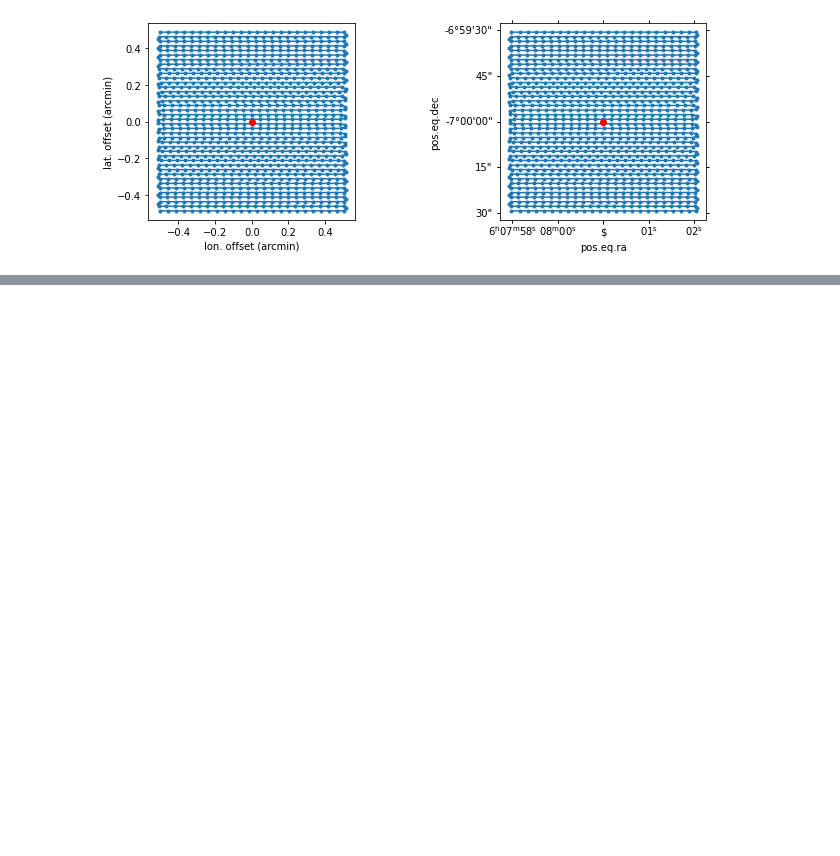
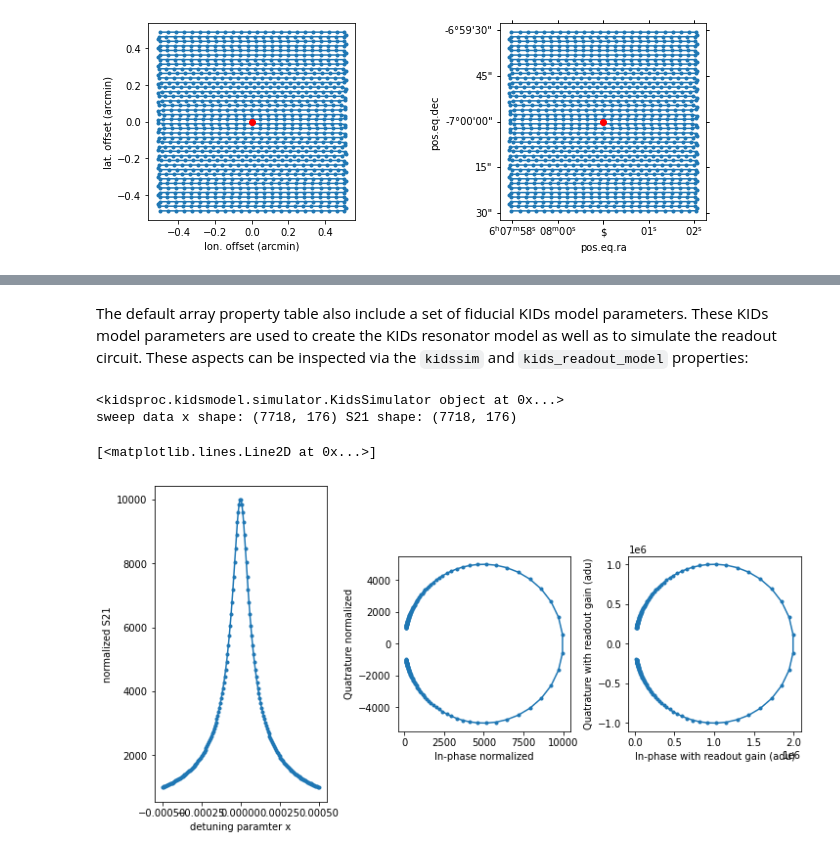
Before and after one commit to toltec-astro/tolteca_tutorials, a Jupyter notebook: _static/tolteca_reduce/tolteca_reduce.ipynb, the cells around one changed output, grey strips where cells are left out. Cells and saved outputs as stored; diff of their text form; code cells hidden in the pictures; blank space fills up the shorter version.

```diff
--- a/_static/tolteca_reduce/tolteca_reduce.ipynb
+++ b/_static/tolteca_reduce/tolteca_reduce.ipynb
@@ -364,0 +425,38 @@ model source positions: <SkyCoord (ICRS): (ra, dec) in deg
+# %% [markdown]
+The default array property table also include a set of fiducial KIDs model parameters. These KIDs model parameters are used to create the KIDs resonator model as well as to simulate the readout circuit. These aspects can be inspected via the ``kidssim`` and ``kids_readout_model`` properties:
+# %%
+kidssim = simobj.kidssim
+print(kidssim)
+# plot the resonance circle by simulating a sweep
+x, S21 = kidssim.sweep_x(n_steps=176, n_fwhms=10)
+print(f'sweep data x shape: {x.shape} S21 shape: {S21.shape}')
+# plot the first detectors
+fig, axes = plt.subplots(1, 3, constrained_layout=True, figsize=(10, 5))
+# f-S21 plane
+ax = axes[0]
+ax.plot(x[0], np.abs(S21[0]), marker='.')
+ax.set_xlabel('detuning paramter x')
+ax.set_ylabel('normalized S21')
+# I-Q plane
+ax = axes[1]
+ax.set_aspect('equal')
+ax.plot(S21[0].real, S21[0].imag, marker='.')
+ax.set_xlabel('In-phase normalized')
+ax.set_ylabel('Quatrature normalized')
+# the kids readout model mix the normalized S21 with the readout circuit signatures.
+# in the kids model we use here, this is just a gain factor but in the actual TolTEC readout
+# system, the readout model is much more complicated
+ax = axes[2]
+ax.set_aspect('equal')
+# note the readout model need additionally the actual readout frequencies as the inputs
+# we compute f from the x values following the definition of x := f/fr - 1
+S21_readout = simobj.kids_readout_model(S21, (x + 1) * kidssim.fr[:, np.newaxis])
+# note on the plot below how the value range is different
+ax.set_xlabel('In-phase with readout gain (adu)')
+ax.set_ylabel('Quatrature with readout gain (adu)')
+ax.plot(S21_readout[0].real, S21_readout[0].imag, marker='.')
+# %% [output]
+<kidsproc.kidsmodel.simulator.KidsSimulator object at 0x...>
+sweep data x shape: (7718, 176) S21 shape: (7718, 176)
+[<matplotlib.lines.Line2D at 0x...>]
+[figure, added]
```
Also changed, not shown: parts of 14 cells of this notebook, 26 other files.
